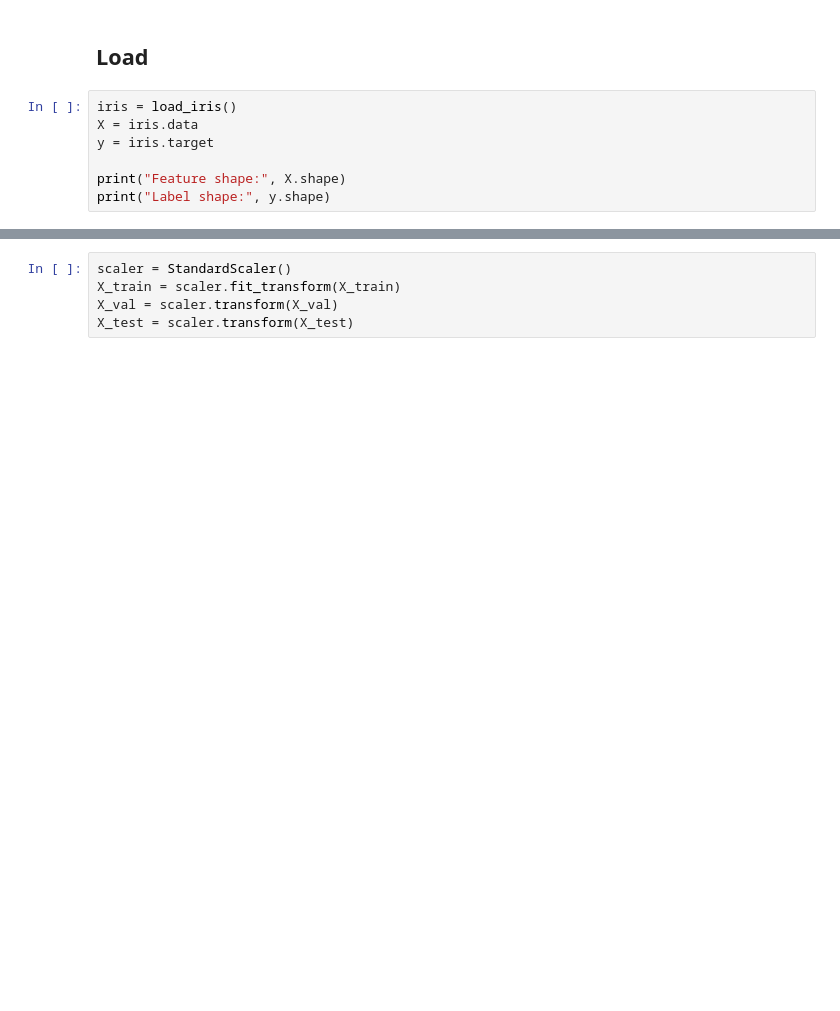
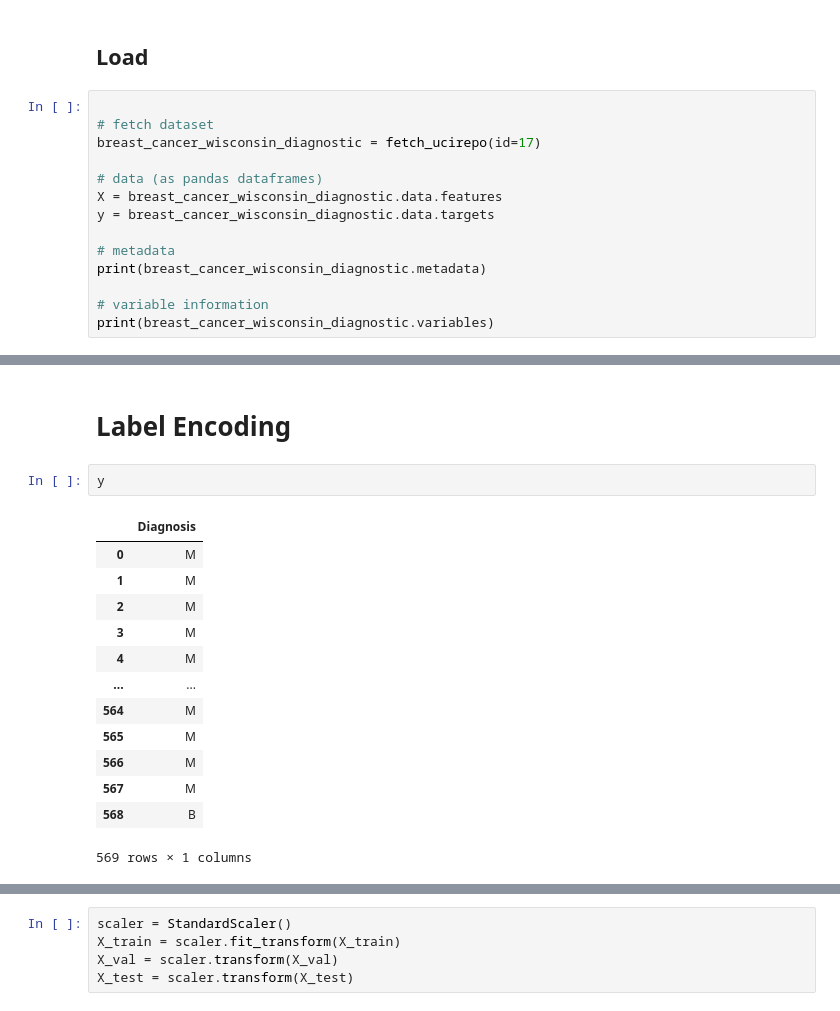
Before and after one commit to Chriss2800/ML_DL, a Jupyter notebook: 04_1 ML&DL_ANN.ipynb, the cells around one changed output, grey strips where cells are left out. Cells and saved outputs as stored; diff of their text form; blank space fills up the shorter version.

```diff
--- a/04_1 ML&DL_ANN.ipynb
+++ b/04_1 ML&DL_ANN.ipynb
@@ -17,10 +18,17 @@ from sklearn.preprocessing import StandardScaler
 # %% [markdown]
 ## Load
 # %%
-iris = load_iris()
-X = iris.data
-y = iris.target
 
-print("Feature shape:", X.shape)
-print("Label shape:", y.shape)
+# fetch dataset
+breast_cancer_wisconsin_diagnostic = fetch_ucirepo(id=17)
+
+# data (as pandas dataframes)
+X = breast_cancer_wisconsin_diagnostic.data.features
+y = breast_cancer_wisconsin_diagnostic.data.targets
+
+# metadata
+print(breast_cancer_wisconsin_diagnostic.metadata)
+
+# variable information
+print(breast_cancer_wisconsin_diagnostic.variables)
 # %% [output]
@@ -56,0 +83,18 @@ Test size: 19
+# %% [markdown]
+# Label Encoding
+# %%
+y
+# %% [output]
+|  | Diagnosis |
+| 0 | M |
+| 1 | M |
+| 2 | M |
+| 3 | M |
+| 4 | M |
+| ... | ... |
+| 564 | M |
+| 565 | M |
+| 566 | M |
+| 567 | M |
+| 568 | B |
+569 rows × 1 columns
```
Also changed, not shown: parts of 19 cells of this notebook, 1 other file.
